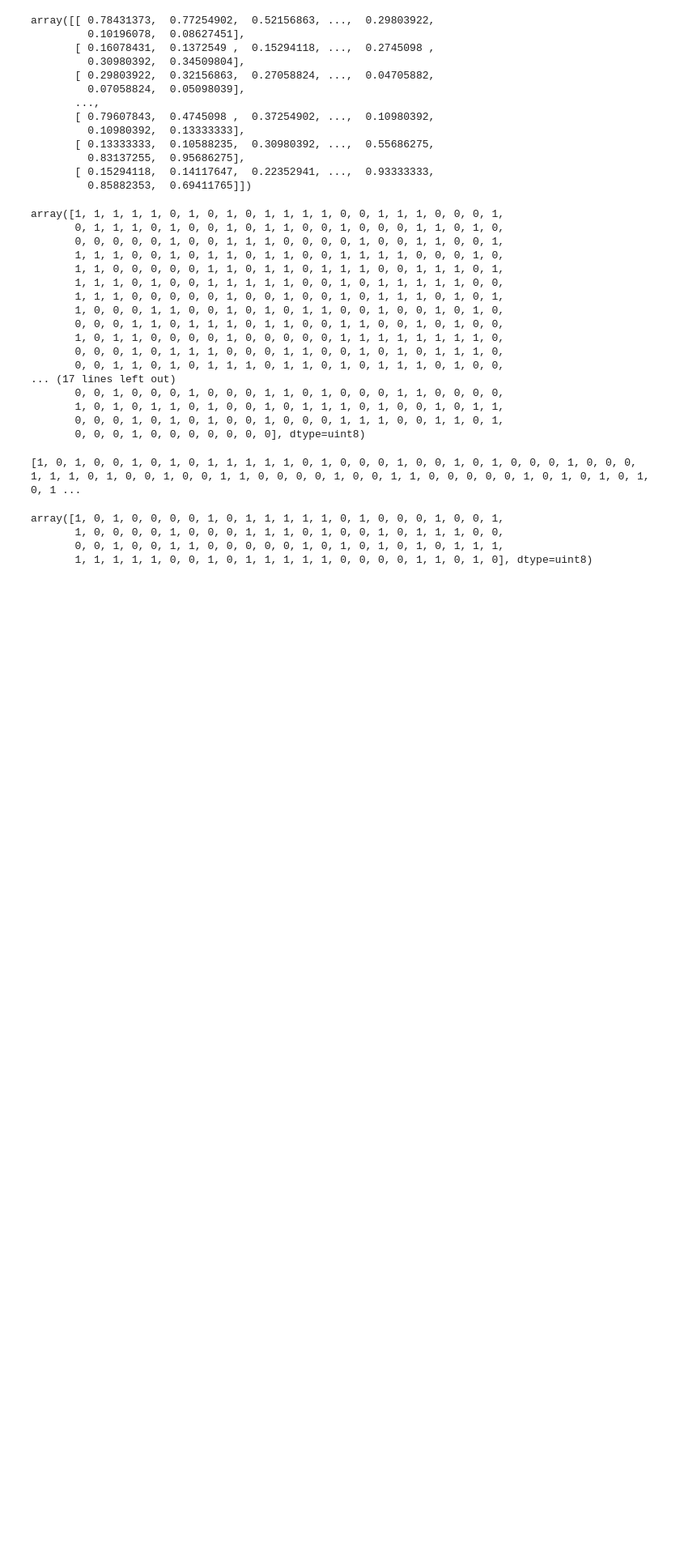
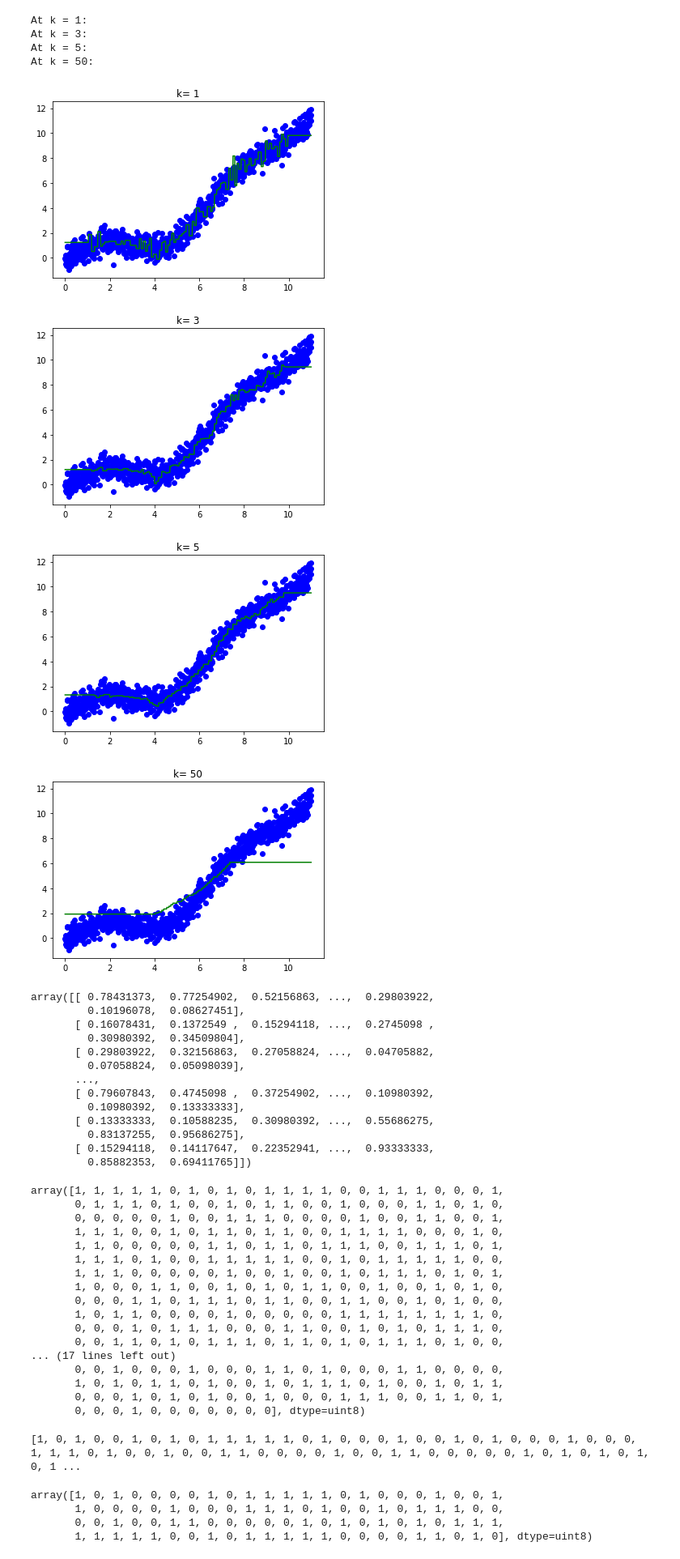
Before and after one commit to heherbertzhang/Machine-Learning-ECE521, a Jupyter notebook: Assignment 1/knn_lab.ipynb, the cells around one changed output. Shown at 81% size. Saved outputs shown, nothing was run; the diff lists cells and outputs as text; code cells hidden in the pictures; blank space fills up the shorter version.

```diff
--- a/Assignment 1/knn_lab.ipynb
+++ b/Assignment 1/knn_lab.ipynb
@@ -41,6 +41,11 @@ def data_segmentation(data_path, target_path, task):
   target[rnd_idx[trBatch + validBatch + 1:-1], task]
   return trainData, validData, testData, trainTarget, validTarget, testTarget
 
+def getMSETensor(predictions, label):
+    N = tf.cast(tf.shape(label)[0],tf.float32)
+    mse = 1/(2*N) * tf.reduce_sum(tf.square((predictions-label)))
+    return mse
+
 class KNNBuilder:
   def __init__(self, k):
     self.k = k
@@ -52,6 +57,7 @@ class KNNBuilder:
     self.testData = testData
     self.testTarget = testTarget
   def build(self):
+    tf.reset_default_graph()
     trainData = tf.placeholder(tf.float32, shape=(None, 1), name="trainData")
     trainTarget = tf.placeholder(tf.float32, shape=(None, 1), name="trainTarget")
 
@@ -62,4 +68,22 @@ class KNNBuilder:
     k_indices = tf.expand_dims(k_indices, 2)
     predictions = tf.gather_nd(trainTarget,k_indices)
     predictions = tf.reduce_mean(predictions, 1)
-    return predictions
+
+    X_labels = tf.placeholder(tf.float32, shape=(None,1), name="label")
+    mse = getMSETensor(predictions, X_labels)
+
+    return predictions, mse
+# %%
+trainData1, trainTarget1, validData1, validTarget1, testData1, testTarget1 = split_data()
+data1 = [trainData1, trainTarget1, validData1, validTarget1, testData1, testTarget1]
+# %%
+feed_dict_valid={'X:0':validData1, 'label:0': validTarget1, 'trainData:0':trainData1, 'trainTarget:0':trainTarget1}
+feed_dict_test={'X:0':testData1, 'label:0': testTarget1, 'trainData:0':trainData1, 'trainTarget:0':trainTarget1}
+feed_dict_train={'X:0':trainData1, 'label:0': trainTarget1, 'trainData:0':trainData1, 'trainTarget:0':trainTarget1}
+for i in (1,3,5,50):
+    print("At k = {}:".format(i))
+    pred,loss = KNNBuilder(i).build()
+    sess = tf.Session()
+    for case, feed in [('training', feed_dict_train), ('validation', feed_dict_valid), ('testing', feed_dict_test)]:
+        pred_,loss_=sess.run((pred,loss),feed_dict=feed);
+        print("    {} loss: {}".format(case, loss_))
@@ -66,3 +107,31 @@ class KNNBuilder:
+# %%
+%matplotlib inline
+import matplotlib
+import matplotlib.pyplot as plt
+
+X = np.linspace(0.0, 11.0, num=1000)[:, np.newaxis]
+Target = np.sin( X ) + 0.1 * np.power( X , 2) \
+         + 0.5 * np.random.randn(1000 , 1)
+
+for i in (1,3,5,50):
+    print("At k = {}:".format(i))
+    pred,loss = KNNBuilder(i).build()
+    sess = tf.Session()
+    feed_dict ={'X:0':X, 'label:0': Target, 'trainData:0':trainData1, 'trainTarget:0':trainTarget1}
+    pred_,loss_=sess.run((pred,loss),feed_dict=feed_dict);
+    plt.figure()
+    plt.scatter(X,Target,c='b')
+    plt.plot(X,pred_,"g")
+    plt.title("k= "+ str(i))
+# %% [output]
+At k = 1:
+At k = 3:
+At k = 5:
+At k = 50:
+[figure, added]
+[figure, added]
+[figure, added]
+[figure, added]
 # %%
 trainData, validData, testData, trainTarget, validTarget, testTarget = data_segmentation('data.npy', 'target.npy', 1)
 data = [trainData, trainTarget, validData, validTarget, testData, testTarget]
```
Also changed, not shown: parts of 1 cell of this notebook.
